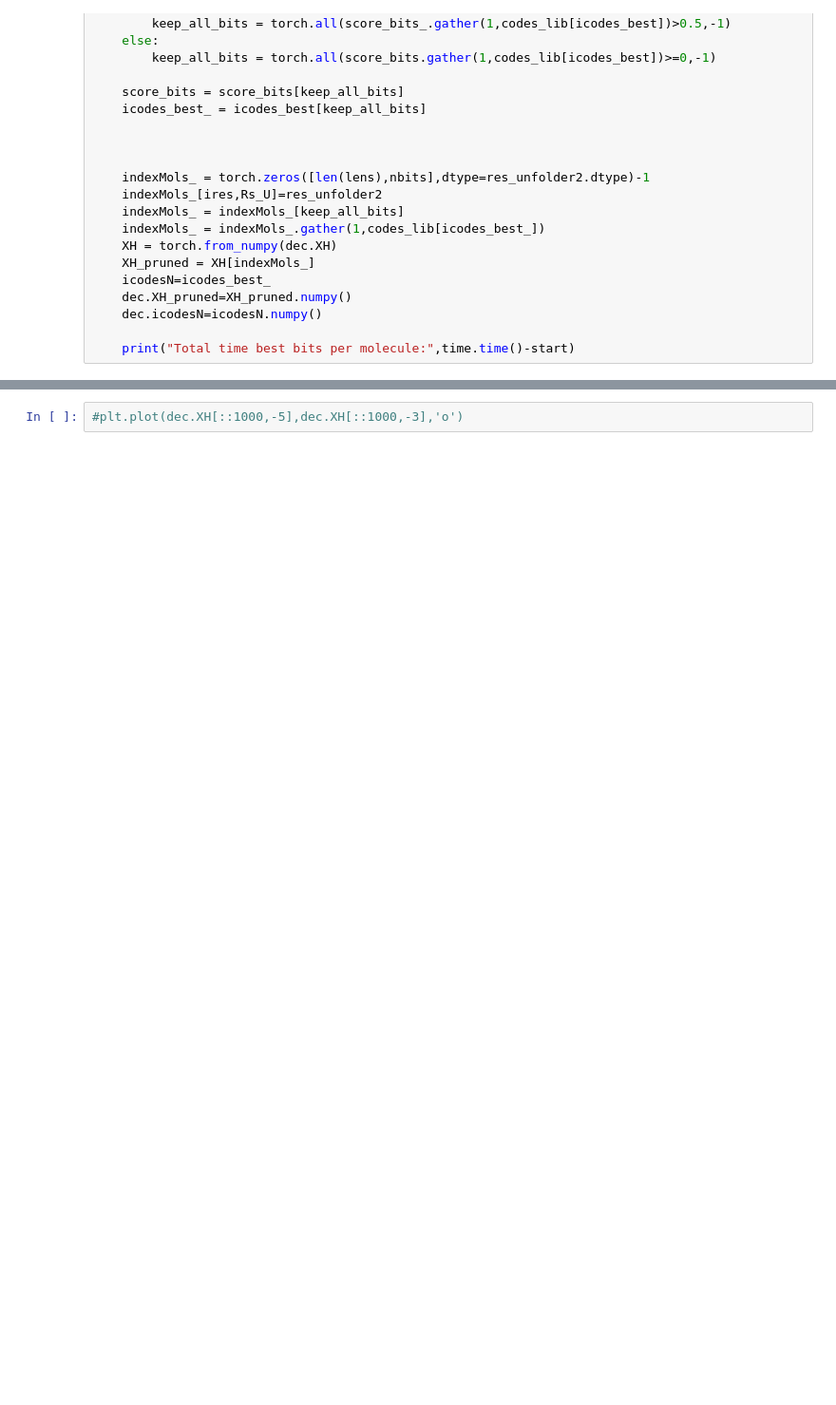
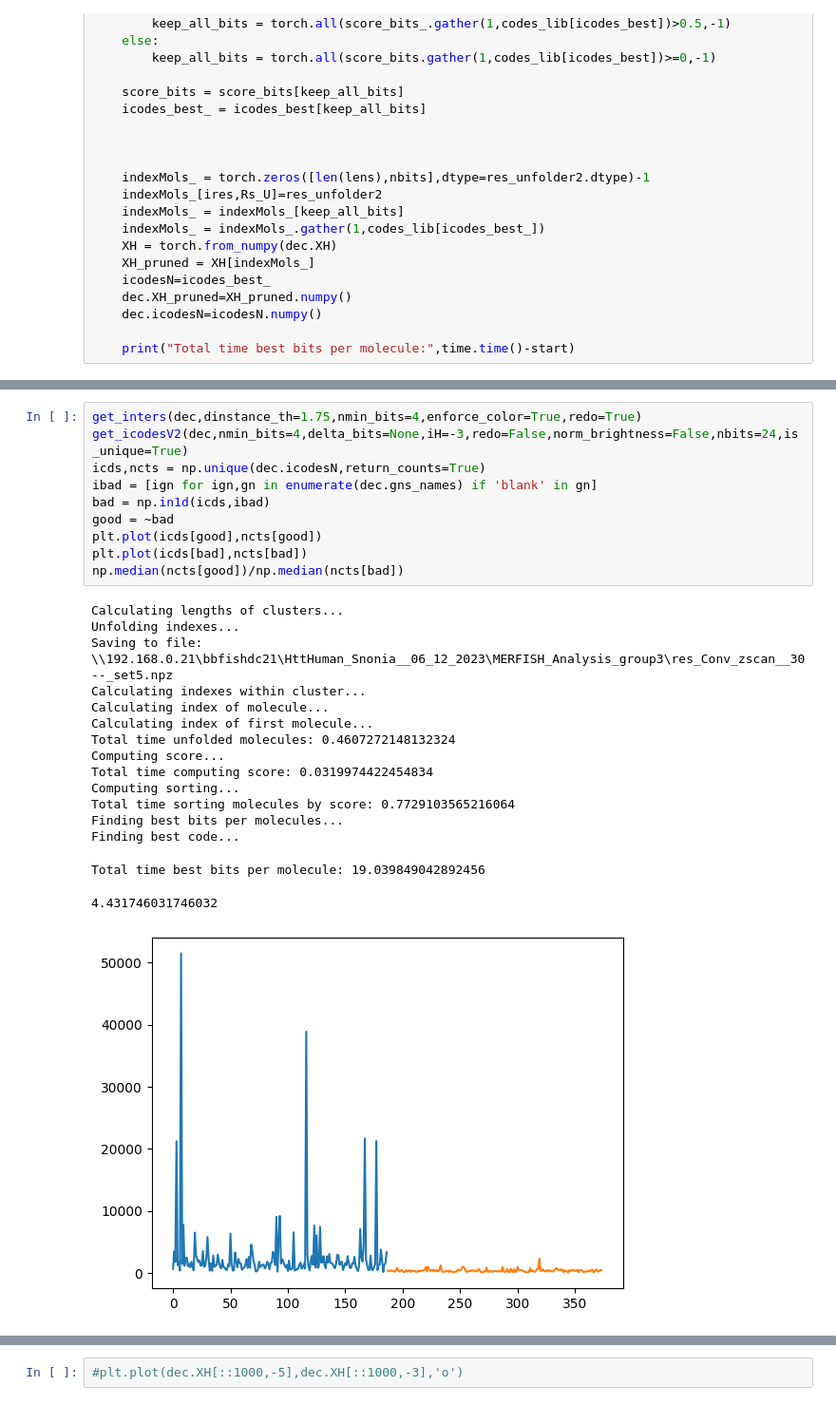
Before and after one commit to deprekate/NMERFISH, a Jupyter notebook: NewDecoding.ipynb, the cells around one changed output, grey strips where cells are left out. Shown at 95% size. Cells and saved outputs as stored; diff of their text form; blank space fills up the shorter version.

```diff
--- a/NewDecoding.ipynb
+++ b/NewDecoding.ipynb
@@ -366,0 +208,27 @@ plt.hist(h[bad].ravel(),density=True,alpha=0.75,bins=500);
+# %%
+get_inters(dec,dinstance_th=1.75,nmin_bits=4,enforce_color=True,redo=True)
+get_icodesV2(dec,nmin_bits=4,delta_bits=None,iH=-3,redo=False,norm_brightness=False,nbits=24,is_unique=True)
+icds,ncts = np.unique(dec.icodesN,return_counts=True)
+ibad = [ign for ign,gn in enumerate(dec.gns_names) if 'blank' in gn]
+bad = np.in1d(icds,ibad)
+good = ~bad
+plt.plot(icds[good],ncts[good])
+plt.plot(icds[bad],ncts[bad])
+np.median(ncts[good])/np.median(ncts[bad])
+# %% [output]
+Calculating lengths of clusters...
+Unfolding indexes...
+Saving to file: \\192.168.0.21\bbfishdc21\HttHuman_Snonia__06_12_2023\MERFISH_Analysis_group3\res_Conv_zscan__30--_set5.npz
+Calculating indexes within cluster...
+Calculating index of molecule...
+Calculating index of first molecule...
+Total time unfolded molecules: 0.4607272148132324
+Computing score...
+Total time computing score: 0.0319974422454834
+Computing sorting...
+Total time sorting molecules by score: 0.7729103565216064
+Finding best bits per molecules...
+Finding best code...
+Total time best bits per molecule: 19.039849042892456
+4.431746031746032
+[figure, added]
```
Also changed, not shown: parts of 29 cells of this notebook, 3 other files.
